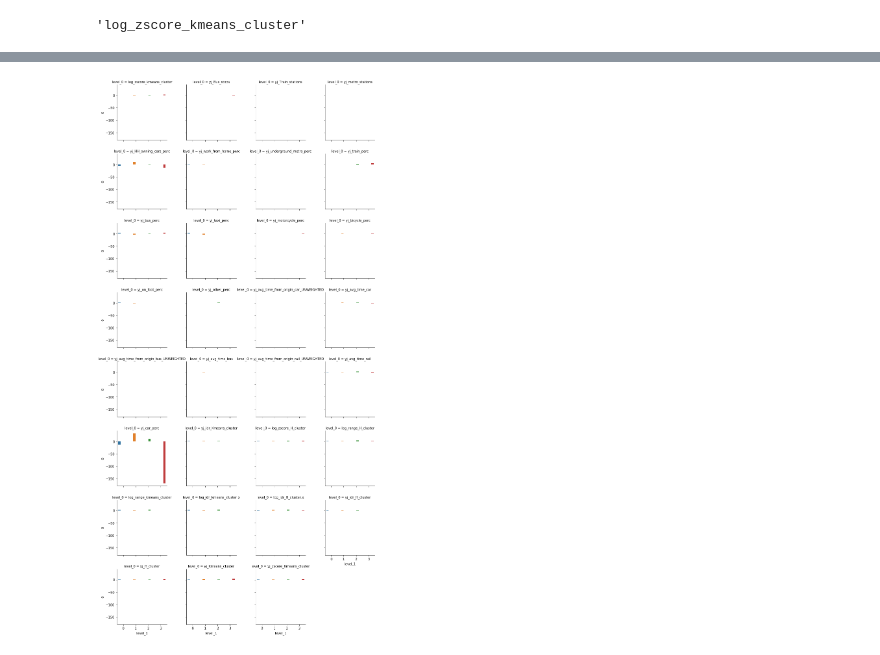
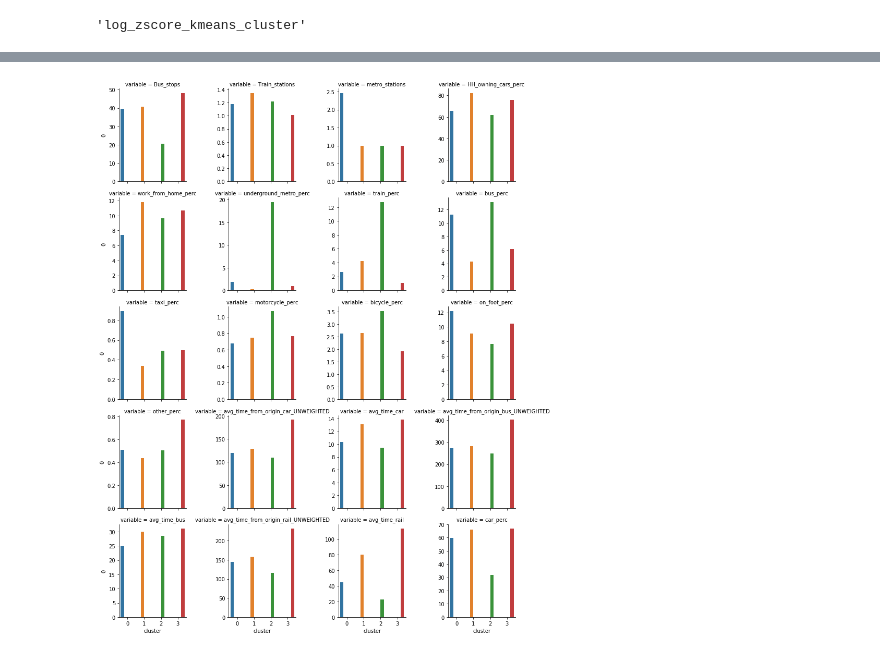
Before and after one commit to natesheehan/spidercartographers, a Jupyter notebook: Scripts/Evaluating Clusters.ipynb, the cells around one changed output, grey strips where cells are left out. Drawn from its saved outputs; the diff is of its cells as text; code cells hidden in the pictures.

```diff
--- a/Scripts/Evaluating Clusters.ipynb
+++ b/Scripts/Evaluating Clusters.ipynb
@@ -88,9 +88,8 @@ cluster_data.hist(layout=(3, 6), figsize=(30, 15), color='blue', alpha=.5);
 # %%
 # drop the clusters with bad distributions (bad to be defined more explicitly later...or not. Whatever)
 data.drop(['Unnamed: 0', 'log_idr_DB_cluster', 'log_zscore_DB_cluster', 'yj_Zscore_DB_cluster',
-           'yj_idr_DB_cluster.x', 'log_range_DB_cluster', 'yj_Zscore_H_cluster',
-           'yj_DB_cluster', 'log_idr_kmeans_cluster.y', 'log_idr_H_cluster.y',
-           'yj_idr_DB_cluster.y',], axis=1, inplace=True)
+           'yj_idr_DB_cluster', 'log_range_DB_cluster', 'yj_Zscore_H_cluster',
+           'yj_DB_cluster'], axis=1, inplace=True)
 
 list(data.columns)
 # %% [output]
@@ -140,5 +176,8 @@ for i in range(1,len(cluster_columns)):
 # %%
-x = data.groupby(cluster_columns[1], as_index=False).mean()
-x.drop(['X'], axis=1, inplace=True)
-x
+x2 = data.groupby(cluster_columns[2], as_index=False).mean()
+# remove the cluster results
+x2.drop(['log_zscore_kmeans_cluster','yj_idr_Kmeans_cluster','log_range_H_cluster','log_range_kmeans_cluster',
+         'log_idr_kmeans_cluster', 'log_idr_H_cluster','yj_idr_H_cluster','yj_H_cluster','yj_Kmeans_cluster',
+         'yj_zscore_Kmeans_cluster'], axis=1, inplace=True)
+x2
 # %% [output]
@@ -161,0 +190,10 @@ y.head()
+# %%
+#change from wide to long for plotting
+y2 = x2.unstack().reset_index()
+# %%
+# remove the top rows with the cluster name
+y2 = y2[y2.level_0 != cluster_columns[2]]
+# rename columns
+y2.rename(columns={'level_0':'variable', 'level_1':'cluster'}, inplace=True)
+
+y2.head()
@@ -162,6 +207,6 @@ y.head()
 # %%
 import seaborn as sns
-g = sns.catplot(data=y, x='level_1', y=0, hue='level_1', col='level_0', kind='bar',
-                col_wrap=4, height = 3)
+g = sns.catplot(data=y2, x='cluster', y=0, hue='cluster', col='variable', kind='bar',
+                col_wrap=4, height = 3, sharey=False)
 # %% [output]
-[figure, old version]
+[figure, new version]
```
Also changed, not shown: parts of 18 cells of this notebook.
